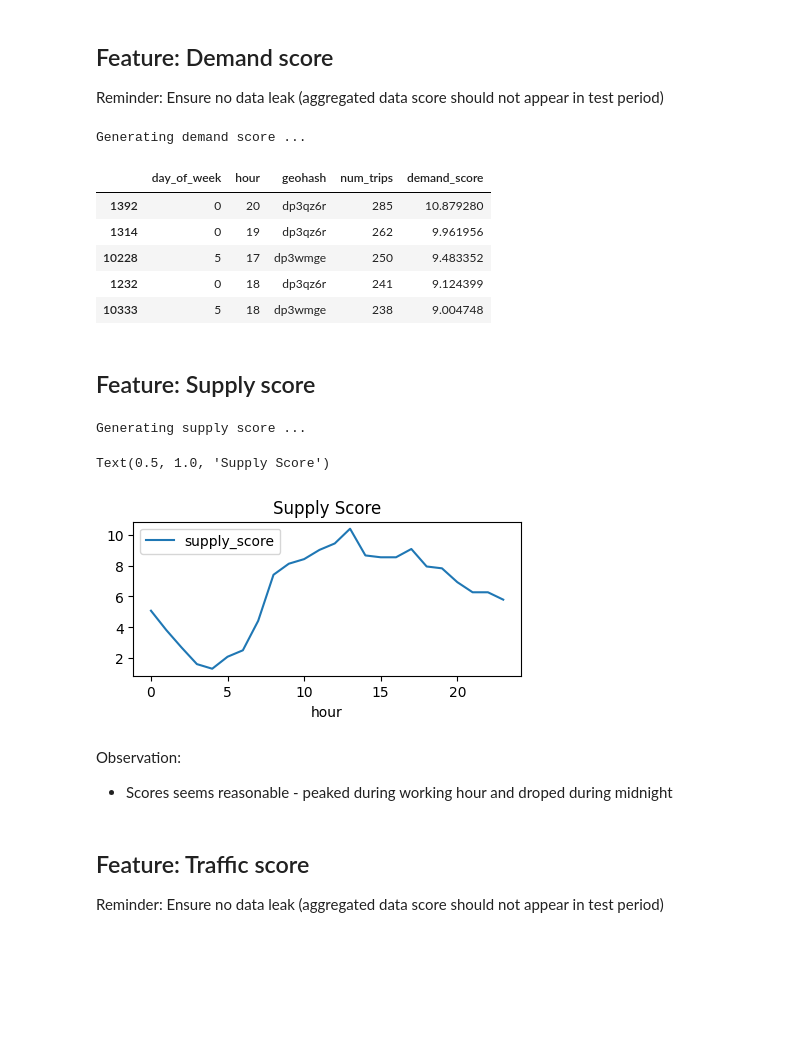
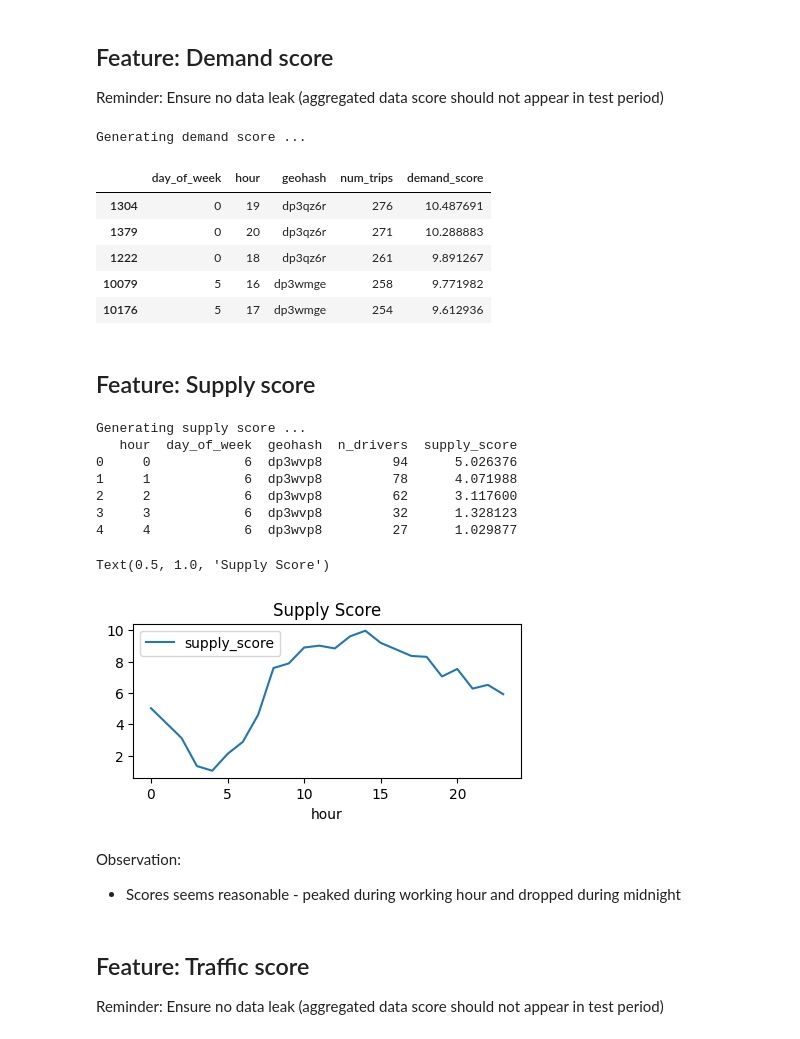
Before and after one commit to kfengtee/chicago-transportation-pricing, a Jupyter notebook: 2_pricing_model.ipynb, the cells around one changed output. Drawn from its saved outputs; the diff is of its cells as text; code cells hidden in the pictures; blank space fills up the shorter version.

```diff
--- a/2_pricing_model.ipynb
+++ b/2_pricing_model.ipynb
@@ -27,5 +17,5 @@ pd.set_option("display.max_columns", None)
 # %%
-trip = pd.read_csv("data/sample_Taxi_Trips_-_2021.csv")
+trip = pd.read_csv("data/Taxi_Trips_-_2021.csv")
 
 # parse data
 trip['Trip Start Timestamp'] = trip['Trip Start Timestamp'].map(lambda x: datetime.strptime(x, "%m/%d/%Y %I:%M:%S %p") if pd.notnull(x) else None)
@@ -48,7 +27,7 @@ def filter_outlier(df, colname, percentile=0.02, clip=(-sys.maxsize, sys.maxsize
     """
     clip: (lower bound, upper bound) to clip the values
 
-    Filter out outliers.
+    Filter out outliers
     Lower outer fence = Q1 - k * IQR
     Upper outer fence = Q3 + k * IQR
     """
@@ -84,7 +60,9 @@ Trimming extreme values in column `Trip Seconds`: below 0, or larger than 8615.0
 # Feature Engineering
 # %%
 def get_geohash(lat, lon, precision=7):
-
+    """
+    Convert latitude, longitude to geohash
+    """
     if pd.notnull(lat) and pd.notnull(lat):
         return geohashlite.encode(lat,lon ,precision)
     else:
@@ -116,15 +94,15 @@ def gen_demand_score(df):
     return pickup_demand_score
 # %%
 # sanity check
-gen_demand_score(trip_cleaned).sort_values("demand_score", ascending=False).head()
+gen_demand_score(trip_cleaned.sample(frac=0.05)).sort_values("demand_score", ascending=False).head()
 # %% [output]
 Generating demand score ...
 |  | day_of_week | hour | geohash | num_trips | demand_score |
-| 1392 | 0 | 20 | dp3qz6r | 285 | 10.879280 |
-| 1314 | 0 | 19 | dp3qz6r | 262 | 9.961956 |
-| 10228 | 5 | 17 | dp3wmge | 250 | 9.483352 |
-| 1232 | 0 | 18 | dp3qz6r | 241 | 9.124399 |
-| 10333 | 5 | 18 | dp3wmge | 238 | 9.004748 |
+| 1304 | 0 | 19 | dp3qz6r | 276 | 10.487691 |
+| 1379 | 0 | 20 | dp3qz6r | 271 | 10.288883 |
+| 1222 | 0 | 18 | dp3qz6r | 261 | 9.891267 |
+| 10079 | 5 | 16 | dp3wmge | 258 | 9.771982 |
+| 10176 | 5 | 17 | dp3wmge | 254 | 9.612936 |
 # %% [markdown]
 ## Feature: Supply score
 # %%
@@ -151,18 +129,26 @@ def gen_supply_score(df):
     return pickup_supply_score
 # %%
 # sanity check
-temp = gen_supply_score(trip_cleaned).groupby("hour").max().reset_index()
+temp = gen_supply_score(trip_cleaned.sample(frac=0.05)).groupby("hour").max().reset_index()
+print(temp.head())
+
 temp['hour'] = temp.hour.astype(int)
 plt.rcParams["figure.figsize"] = (5,2)
 temp.sort_values("hour").plot.line(x='hour', y='supply_score')
 plt.title("Supply Score")
 # %% [output]
 Generating supply score ...
+   hour  day_of_week  geohash  n_drivers  supply_score
+0     0            6  dp3wvp8         94      5.026376
+1     1            6  dp3wvp8         78      4.071988
+2     2            6  dp3wvp8         62      3.117600
+3     3            6  dp3wvp8         32      1.328123
+4     4            6  dp3wvp8         27      1.029877
 Text(0.5, 1.0, 'Supply Score')
-[figure, old version]
+[figure, new version]
 # %% [markdown]
 Observation:
-* Scores seems reasonable - peaked during working hour and droped during midnight
+* Scores seems reasonable - peaked during working hour and dropped during midnight
 # %% [markdown]
 ## Feature: Traffic score
 Reminder: Ensure no data leak (aggregated data score should not appear in test period)
```
Also changed, not shown: parts of 11 cells of this notebook, 13 other files.
